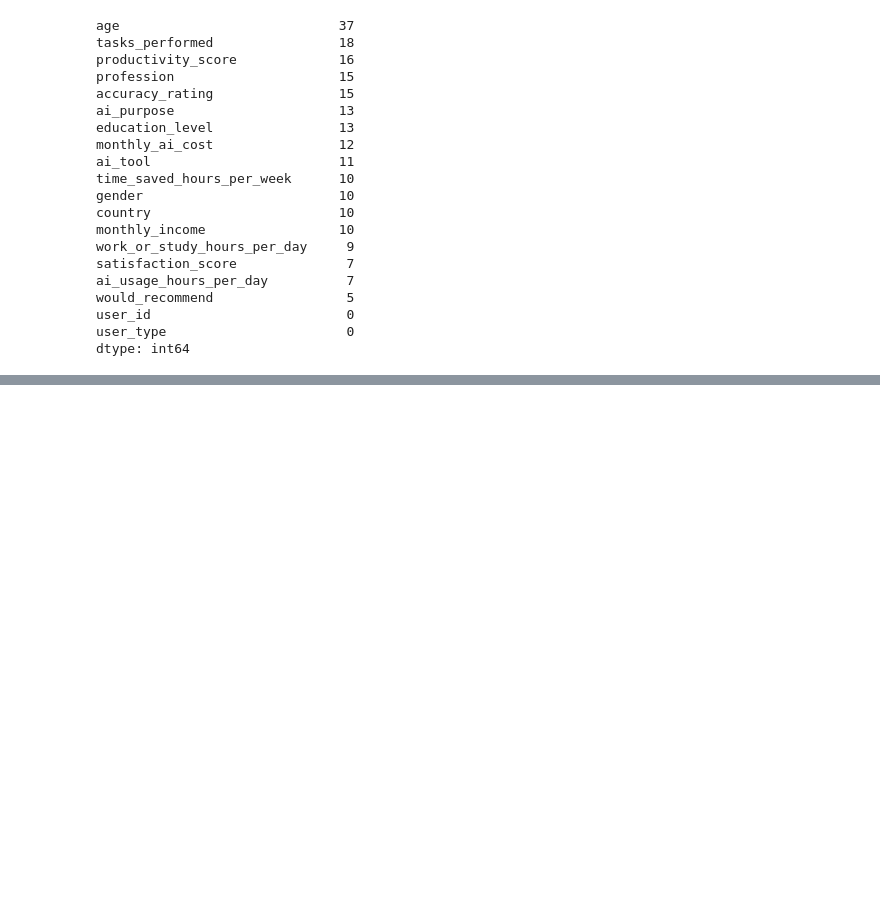
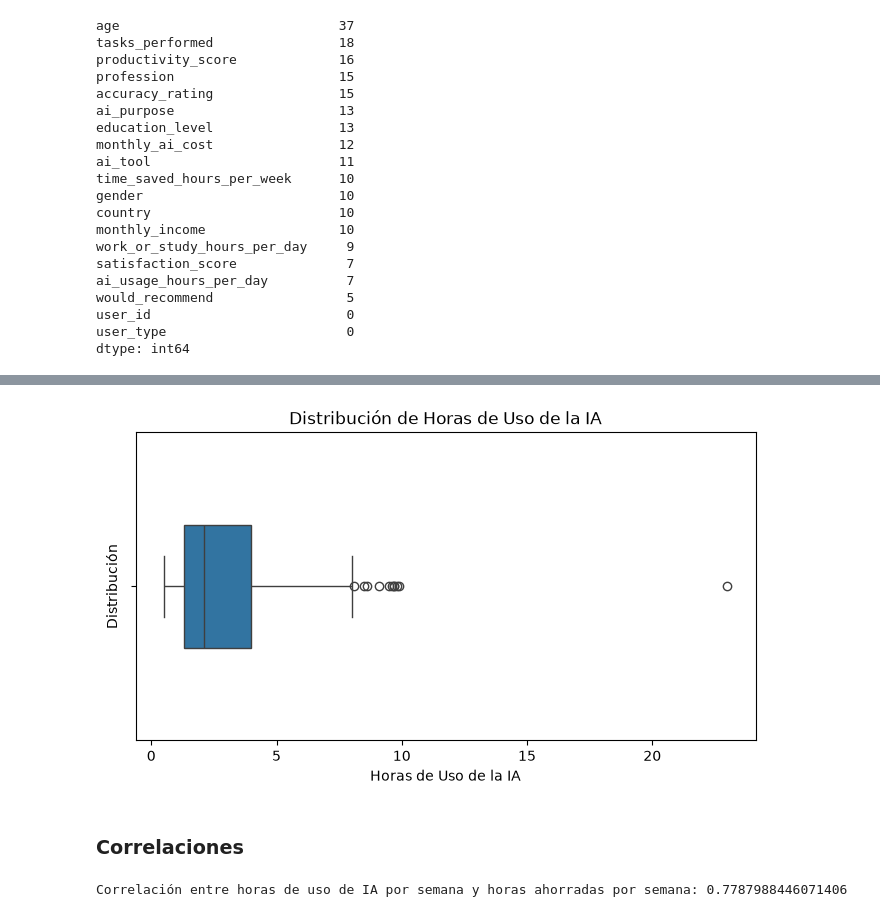
Before and after one commit to NicoBonorino/Tp_Python, a Jupyter notebook: TP.ipynb, the cells around one changed output, grey strips where cells are left out. Drawn from its saved outputs; the diff is of its cells as text; code cells hidden in the pictures; blank space fills up the shorter version.

```diff
--- a/TP.ipynb
+++ b/TP.ipynb
@@ -257,0 +271,17 @@ df_limpio = df.dropna()
+# %%
+plt.figure(figsize=(8, 4))
+sns.boxplot(data=df, x="ai_usage_hours_per_day",  width=0.4)
+plt.title("Distribución de Horas de Uso de la IA")
+plt.xlabel("Horas de Uso de la IA")
+plt.ylabel("Distribución")
+plt.show()
+# %% [output]
+[figure, added]
+# %% [markdown]
+### Correlaciones
+# %%
+df["ia_usage_hours_per_week"] = df["ai_usage_hours_per_day"] * 7
+df["ia_usage_hours_per_week"].corr(df["time_saved_hours_per_week"])
+print(f'Correlación entre horas de uso de IA por semana y horas ahorradas por semana: {df["ia_usage_hours_per_week"].corr(df["time_saved_hours_per_week"])}')
+# %% [output]
+Correlación entre horas de uso de IA por semana y horas ahorradas por semana: 0.7787988446071406
```
Also changed, not shown: parts of 10 cells of this notebook.
